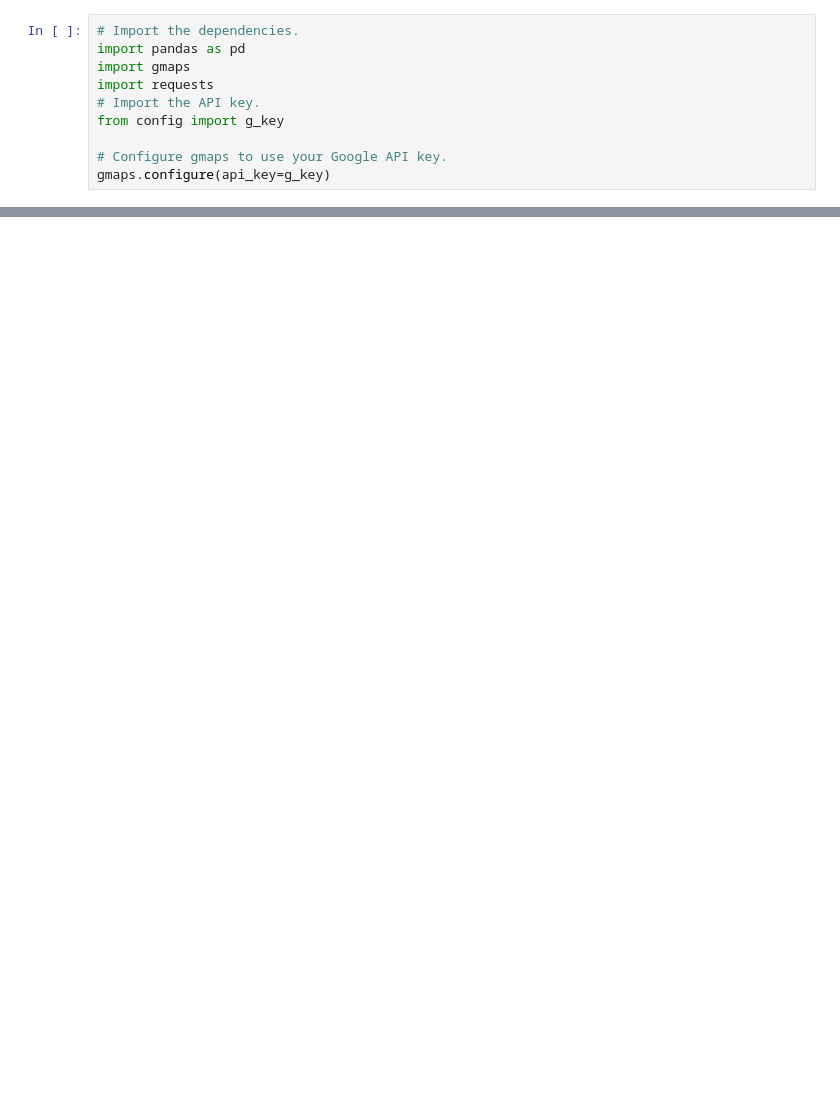
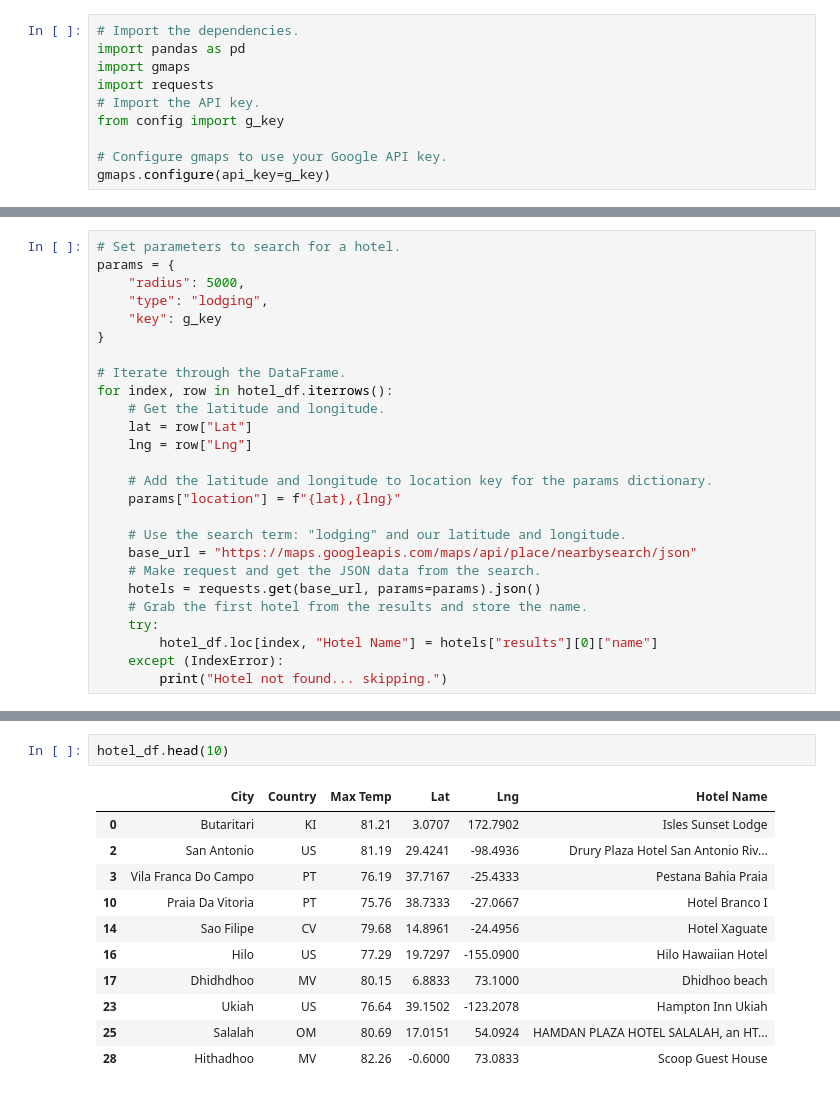
Before and after one commit to nnamdiilokah/World_Weather_Analysis, a Jupyter notebook: WeatherPy.ipynb, the cells around one changed output, grey strips where cells are left out. Drawn from its saved outputs; the diff is of its cells as text; blank space fills up the shorter version.

```diff
--- a/WeatherPy.ipynb
+++ b/WeatherPy.ipynb
@@ -377,0 +395,26 @@ dtype: int64
+# %%
+# Set parameters to search for a hotel.
+params = {
+    "radius": 5000,
+    "type": "lodging",
+    "key": g_key
+}
+
+# Iterate through the DataFrame.
+for index, row in hotel_df.iterrows():
+    # Get the latitude and longitude.
+    lat = row["Lat"]
+    lng = row["Lng"]
+
+    # Add the latitude and longitude to location key for the params dictionary.
+    params["location"] = f"{lat},{lng}"
+
+    # Use the search term: "lodging" and our latitude and longitude.
+    base_url = "https://maps.googleapis.com/maps/api/place/nearbysearch/json"
+    # Make request and get the JSON data from the search.
+    hotels = requests.get(base_url, params=params).json()
+    # Grab the first hotel from the results and store the name.
+    try:
+        hotel_df.loc[index, "Hotel Name"] = hotels["results"][0]["name"]
+    except (IndexError):
+        print("Hotel not found... skipping.")
@@ -377,0 +435,14 @@ dtype: int64
+# %%
+hotel_df.head(10)
+# %% [output]
+|  | City | Country | Max Temp | Lat | Lng | Hotel Name |
+| 0 | Butaritari | KI | 81.21 | 3.0707 | 172.7902 | Isles Sunset Lodge |
+| 2 | San Antonio | US | 81.19 | 29.4241 | -98.4936 | Drury Plaza Hotel San Antonio Riv... |
+| 3 | Vila Franca Do Campo | PT | 76.19 | 37.7167 | -25.4333 | Pestana Bahia Praia |
+| 10 | Praia Da Vitoria | PT | 75.76 | 38.7333 | -27.0667 | Hotel Branco I |
+| 14 | Sao Filipe | CV | 79.68 | 14.8961 | -24.4956 | Hotel Xaguate |
+| 16 | Hilo | US | 77.29 | 19.7297 | -155.0900 | Hilo Hawaiian Hotel |
+| 17 | Dhidhdhoo | MV | 80.15 | 6.8833 | 73.1000 | Dhidhoo beach |
+| 23 | Ukiah | US | 76.64 | 39.1502 | -123.2078 | Hampton Inn Ukiah |
+| 25 | Salalah | OM | 80.69 | 17.0151 | 54.0924 | HAMDAN PLAZA HOTEL SALALAH, an HT... |
+| 28 | Hithadhoo | MV | 82.26 | -0.6000 | 73.0833 | Scoop Guest House |
```
Also changed, not shown: parts of 33 cells of this notebook, 5 other files.
